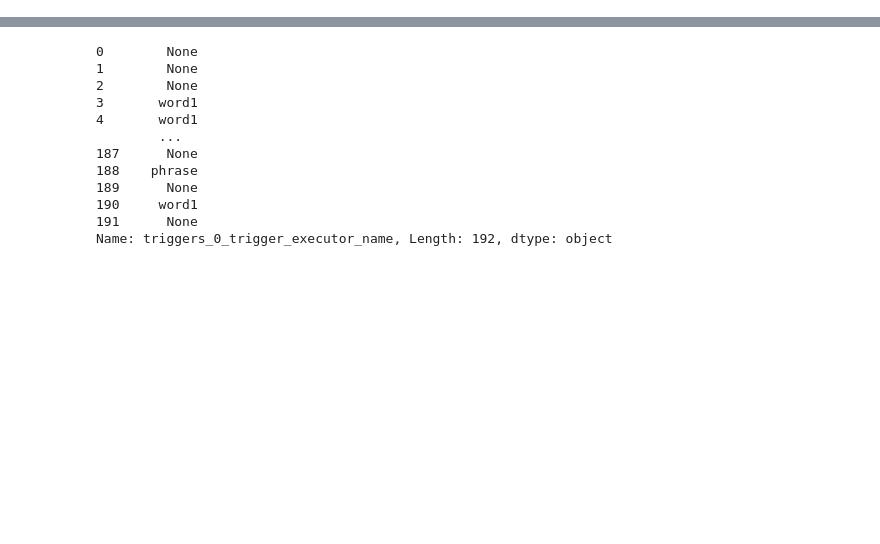
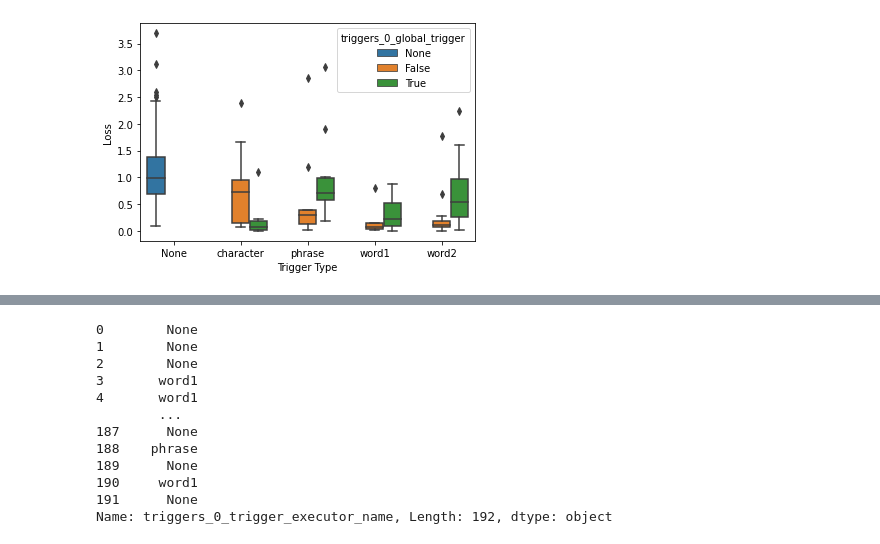
Before and after one commit to utrerf/TrojAI, a Jupyter notebook: NLP/round7/results_plots.ipynb, the cells around one changed output, grey strips where cells are left out. Cells and saved outputs as stored; diff of their text form; code cells hidden in the pictures; blank space fills up the shorter version.

```diff
--- a/NLP/round7/results_plots.ipynb
+++ b/NLP/round7/results_plots.ipynb
@@ -54,0 +64,29 @@ plot_df
+# %%
+asr_threshold = .9
+
+df_original_merged = df.merge(metadata, how='left', on='model_name')
+df_filtered = df_original_merged[df_original_merged['trigger_asr']>asr_threshold]
+
+remaining_model_names = df_filtered['model_name'].unique()
+all_model_names = df_original_merged['model_name'].unique()
+missing_model_names = [i for i in all_model_names if i not in remaining_model_names]
+df_missing_model_names = df_original_merged[df_original_merged['model_name'].isin(missing_model_names)]
+df_missing_model_names_max_asr = df_missing_model_names.groupby('model_name').agg({'trigger_asr':'max'})
+df_missing_model_names = df_missing_model_names_max_asr.merge(df_missing_model_names, on='model_name', how='left')
+
+df_filtered = pd.concat([df_filtered, df_missing_model_names])
+
+min_loss_df = df_filtered.groupby('model_name', as_index=False).agg({'loss':'min'})
+
+def get_entry_with_min_loss(x):
+    model_name = x['model_name']
+    loss = x['loss']
+    asr = x['trigger_asr']
+    min_loss = min_loss_df[min_loss_df['model_name'] == model_name]['loss']
+    x['mask'] = ((loss==min_loss).item()) & (asr>asr_threshold)
+    return x
+
+df_filtered = df_filtered.apply(get_entry_with_min_loss, axis=1)
+# df_original_merged['mask']
+df_filtered = df_filtered[df_filtered['mask']]
+df_filtered
@@ -54,0 +107,9 @@ plot_df
+# %%
+df_filtered = df_filtered.sort_values('triggers_0_trigger_executor_name')
+sns.boxplot(data=df_filtered, x='triggers_0_trigger_executor_name', y='loss', hue='triggers_0_global_trigger')
+# sns.stripplot(data=df_filtered, y='loss', x='triggers_0_trigger_executor_name', hue='triggers_0_global_trigger')
+plt.xlabel('Trigger Type')
+plt.ylabel('Loss')
+plt.savefig('boxplot_two_trigger_asr>90pct_min_loss.jpg', dpi=2000)
+# %% [output]
+[figure, added]
```
Also changed, not shown: parts of 13 cells of this notebook, 2 other files.
